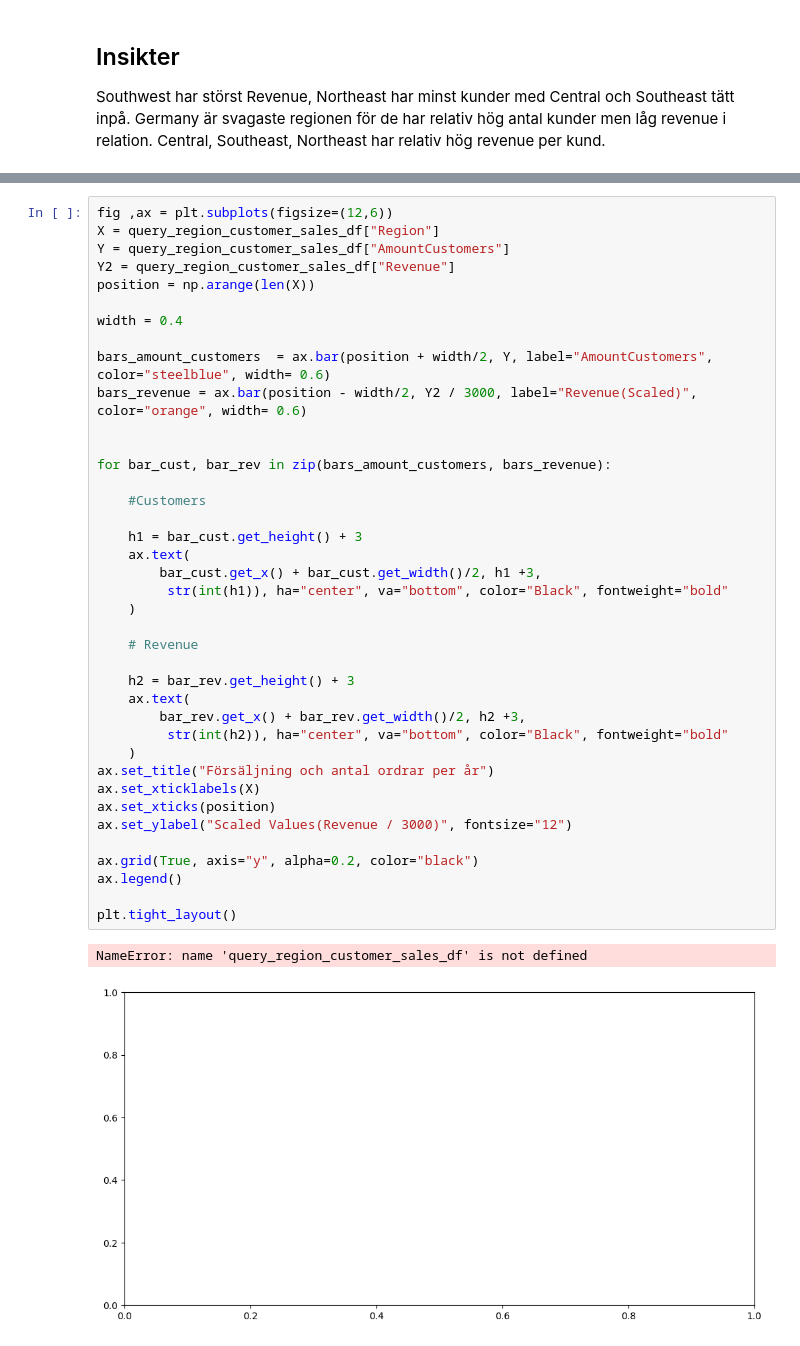
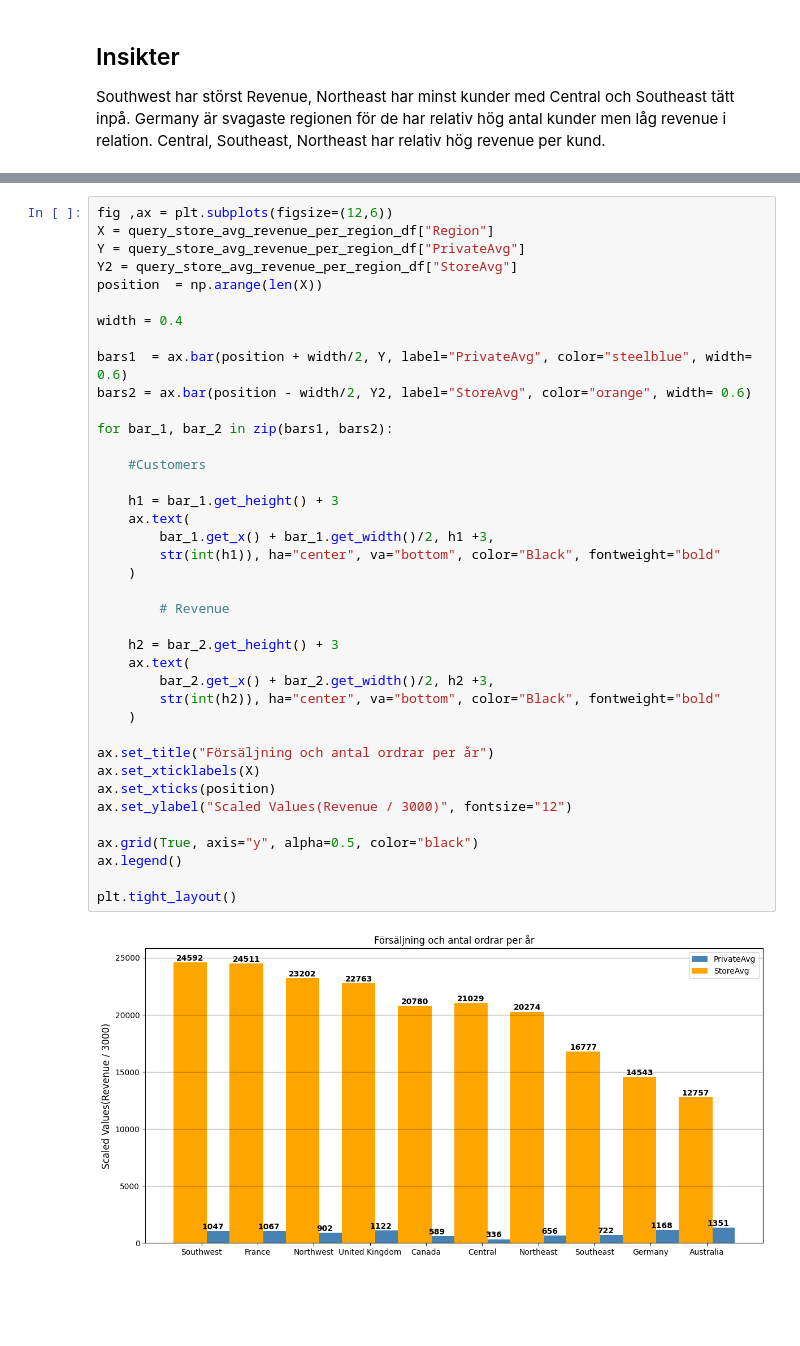
Before and after one commit to MarcusMorlock/SQLInl-mning_Marcus, a Jupyter notebook: report.ipynb, the cells around one changed output, grey strips where cells are left out. Drawn from its saved outputs; the diff is of its cells as text; blank space fills up the shorter version.

Commit message:
visual and query Done

```diff
--- a/report.ipynb
+++ b/report.ipynb
@@ -407,42 +405,41 @@ query_store_avg_revenue_per_region_df.head()
 # %%
 fig ,ax = plt.subplots(figsize=(12,6))
-X = query_region_customer_sales_df["Region"]
-Y = query_region_customer_sales_df["AmountCustomers"]
-Y2 = query_region_customer_sales_df["Revenue"]
-position = np.arange(len(X))
+X = query_store_avg_revenue_per_region_df["Region"]
+Y = query_store_avg_revenue_per_region_df["PrivateAvg"]
+Y2 = query_store_avg_revenue_per_region_df["StoreAvg"]
+position  = np.arange(len(X))
 
 width = 0.4
 
-bars_amount_customers  = ax.bar(position + width/2, Y, label="AmountCustomers", color="steelblue", width= 0.6)
-bars_revenue = ax.bar(position - width/2, Y2 / 3000, label="Revenue(Scaled)", color="orange", width= 0.6)
+bars1  = ax.bar(position + width/2, Y, label="PrivateAvg", color="steelblue", width= 0.6)
+bars2 = ax.bar(position - width/2, Y2, label="StoreAvg", color="orange", width= 0.6)
 
-
-for bar_cust, bar_rev in zip(bars_amount_customers, bars_revenue):
+for bar_1, bar_2 in zip(bars1, bars2):
 
     #Customers
 
-    h1 = bar_cust.get_height() + 3
+    h1 = bar_1.get_height() + 3
     ax.text(
-        bar_cust.get_x() + bar_cust.get_width()/2, h1 +3,
-         str(int(h1)), ha="center", va="bottom", color="Black", fontweight="bold"
+        bar_1.get_x() + bar_1.get_width()/2, h1 +3,
+        str(int(h1)), ha="center", va="bottom", color="Black", fontweight="bold"
     )
 
-    # Revenue
+        # Revenue
 
-    h2 = bar_rev.get_height() + 3
+    h2 = bar_2.get_height() + 3
     ax.text(
-        bar_rev.get_x() + bar_rev.get_width()/2, h2 +3,
-         str(int(h2)), ha="center", va="bottom", color="Black", fontweight="bold"
+        bar_2.get_x() + bar_2.get_width()/2, h2 +3,
+        str(int(h2)), ha="center", va="bottom", color="Black", fontweight="bold"
     )
+
 ax.set_title("Försäljning och antal ordrar per år")
 ax.set_xticklabels(X)
 ax.set_xticks(position)
 ax.set_ylabel("Scaled Values(Revenue / 3000)", fontsize="12")
 
-ax.grid(True, axis="y", alpha=0.2, color="black")
+ax.grid(True, axis="y", alpha=0.5, color="black")
 ax.legend()
 
 plt.tight_layout()
 # %% [output]
-NameError: name 'query_region_customer_sales_df' is not defined
-[figure, old version]
+[figure, new version]
```
Also changed, not shown: parts of 2 cells of this notebook, 2 other files.
